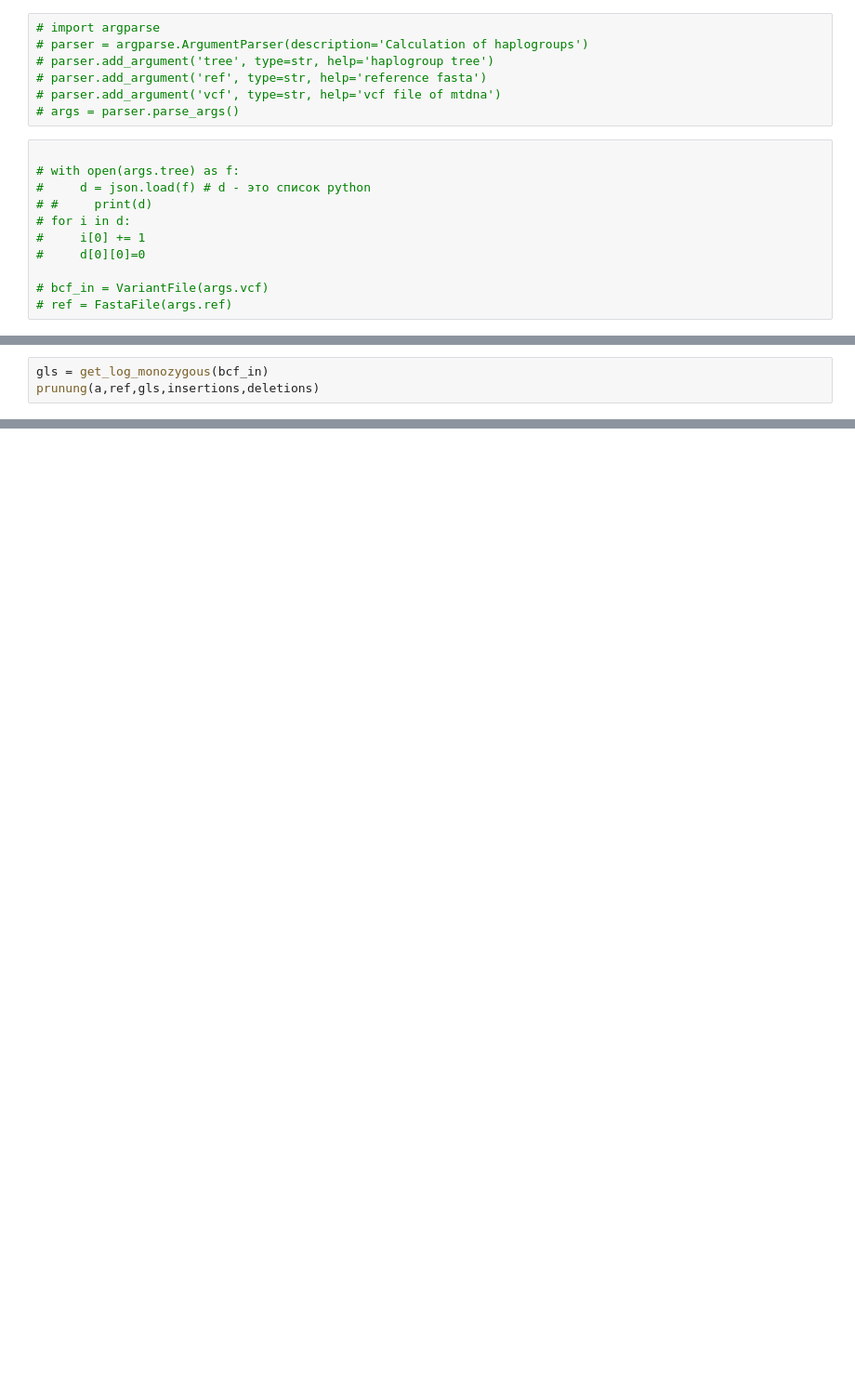
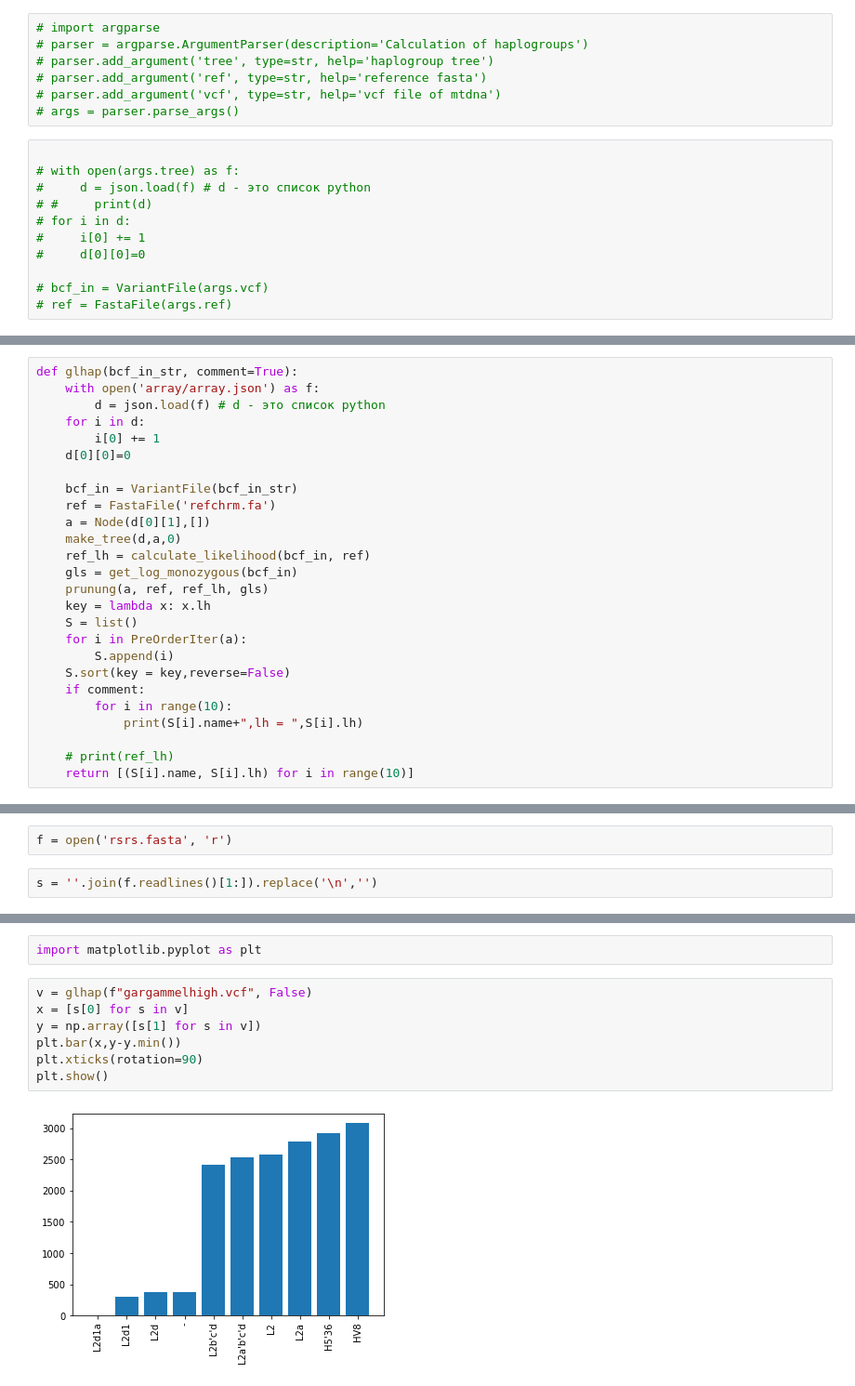
Before and after one commit to Genomics-HSE/glhap, a Jupyter notebook: vcf.ipynb, the cells around one changed output, grey strips where cells are left out. Shown: that part at 93% size. Saved outputs shown, nothing was run; the diff lists cells and outputs as text; blank space fills up the shorter version.

```diff
--- a/vcf.ipynb
+++ b/vcf.ipynb
@@ -299,3 +268,0 @@ for rec in bcf_in.fetch():
-# %%
-gls = get_log_monozygous(bcf_in)
-prunung(a,ref,gls,insertions,deletions)
@@ -332,0 +269,26 @@ apport_python_hook NA asttokens NA backcall 0.2.0 colorama 0.4.3 cython_runtime
+# %%
+def glhap(bcf_in_str, comment=True):
+    with open('array/array.json') as f:
+        d = json.load(f) # d - это список python
+    for i in d:
+        i[0] += 1
+    d[0][0]=0
+
+    bcf_in = VariantFile(bcf_in_str)
+    ref = FastaFile('refchrm.fa')
+    a = Node(d[0][1],[])
+    make_tree(d,a,0)
+    ref_lh = calculate_likelihood(bcf_in, ref)
+    gls = get_log_monozygous(bcf_in)
+    prunung(a, ref, ref_lh, gls)
+    key = lambda x: x.lh
+    S = list()
+    for i in PreOrderIter(a):
+        S.append(i)
+    S.sort(key = key,reverse=False)
+    if comment:
+        for i in range(10):
+            print(S[i].name+",lh = ",S[i].lh)
+
+    # print(ref_lh)
+    return [(S[i].name, S[i].lh) for i in range(10)]
@@ -332,0 +357,4 @@ apport_python_hook NA asttokens NA backcall 0.2.0 colorama 0.4.3 cython_runtime
+# %%
+f = open('rsrs.fasta', 'r')
+# %%
+s = ''.join(f.readlines()[1:]).replace('\n','')
@@ -332,0 +406,11 @@ apport_python_hook NA asttokens NA backcall 0.2.0 colorama 0.4.3 cython_runtime
+# %%
+import matplotlib.pyplot as plt
+# %%
+v = glhap(f"gargammelhigh.vcf", False)
+x = [s[0] for s in v]
+y = np.array([s[1] for s in v])
+plt.bar(x,y-y.min())
+plt.xticks(rotation=90)
+plt.show()
+# %% [output]
+[figure, added]
```
Also changed, not shown: parts of 43 cells of this notebook, 3 other files.
